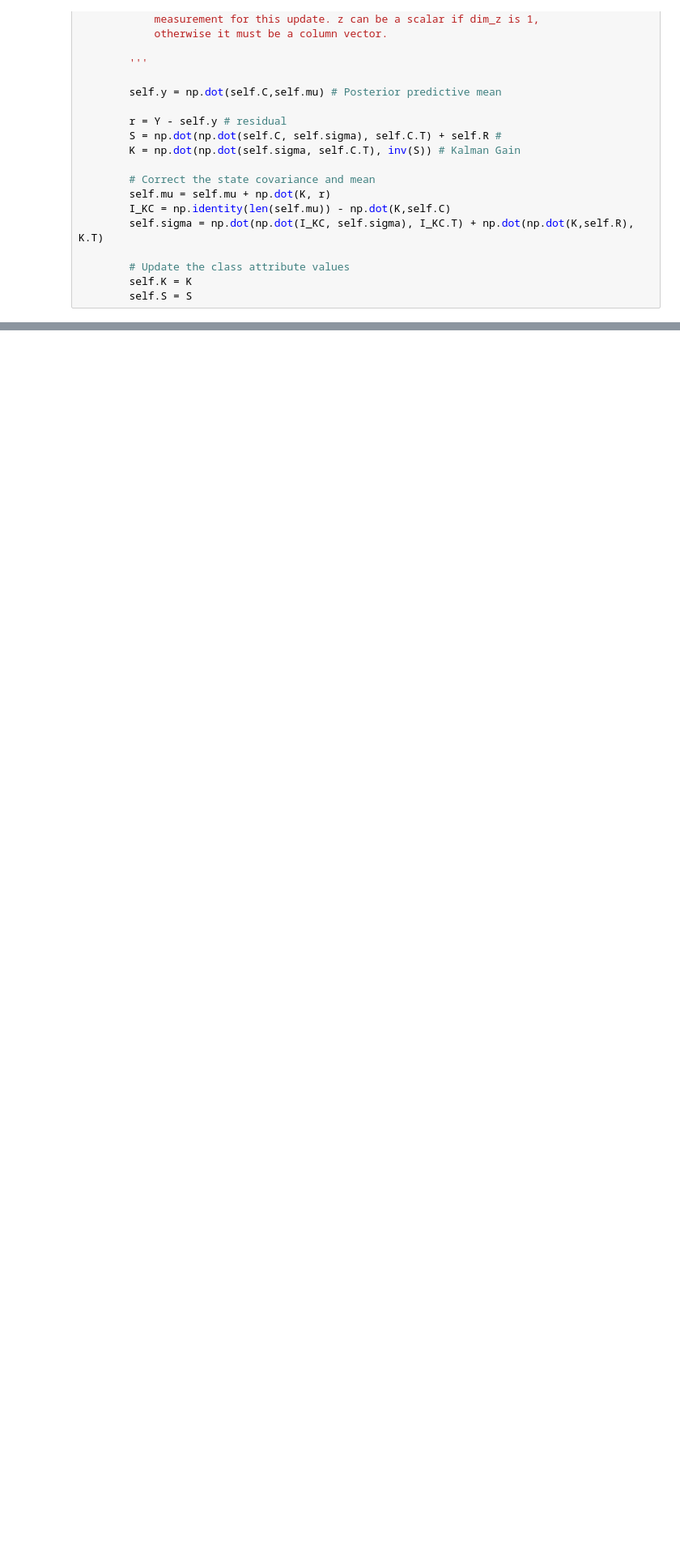
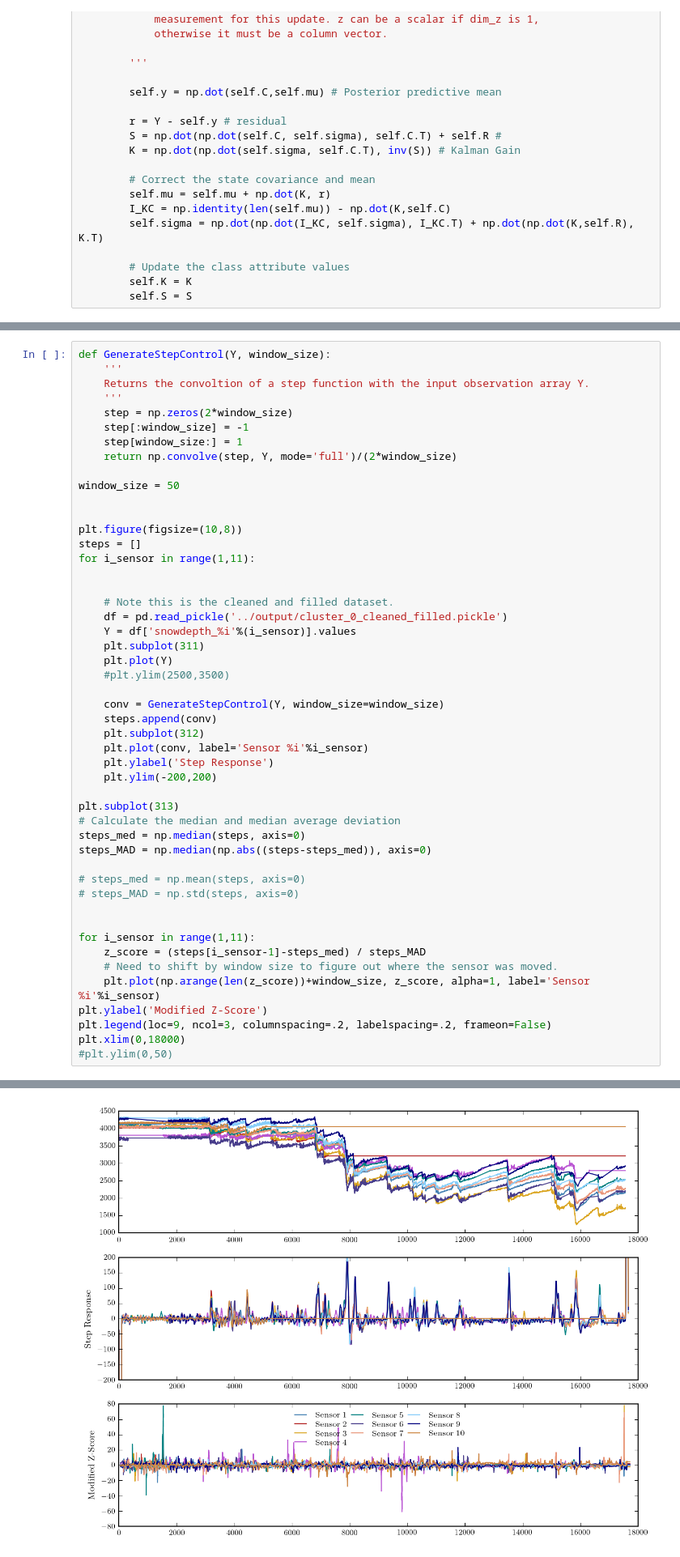
Before and after one commit to erccarls/berkely_snowfall, a Jupyter notebook: notebooks/Kalman Filter.ipynb, the cells around one changed output, grey strips where cells are left out. Shown at 81% size. Cells and saved outputs as stored; diff of their text form; blank space fills up the shorter version.

Commit message:
Altered preprocessing settings and added step function control code.

```diff
--- a/notebooks/Kalman Filter.ipynb
+++ b/notebooks/Kalman Filter.ipynb
@@ -283,0 +286,50 @@ for i_sensor, (mu, sigma, diffs) in enumerate(results[:11]):
+# %%
+def GenerateStepControl(Y, window_size):
+    '''
+    Returns the convoltion of a step function with the input observation array Y.
+    '''
+    step = np.zeros(2*window_size)
+    step[:window_size] = -1
+    step[window_size:] = 1
+    return np.convolve(step, Y, mode='full')/(2*window_size)
+
+window_size = 50
+
+
+plt.figure(figsize=(10,8))
+steps = []
+for i_sensor in range(1,11):
+
+
+    # Note this is the cleaned and filled dataset.
+    df = pd.read_pickle('../output/cluster_0_cleaned_filled.pickle')
+    Y = df['snowdepth_%i'%(i_sensor)].values
+    plt.subplot(311)
+    plt.plot(Y)
+    #plt.ylim(2500,3500)
+
+    conv = GenerateStepControl(Y, window_size=window_size)
+    steps.append(conv)
+    plt.subplot(312)
+    plt.plot(conv, label='Sensor %i'%i_sensor)
+    plt.ylabel('Step Response')
+    plt.ylim(-200,200)
+
+plt.subplot(313)
+# Calculate the median and median average deviation
+steps_med = np.median(steps, axis=0)
+steps_MAD = np.median(np.abs((steps-steps_med)), axis=0)
+
+# steps_med = np.mean(steps, axis=0)
+# steps_MAD = np.std(steps, axis=0)
+
+
+for i_sensor in range(1,11):
+    z_score = (steps[i_sensor-1]-steps_med) / steps_MAD
+    # Need to shift by window size to figure out where the sensor was moved.
+    plt.plot(np.arange(len(z_score))+window_size, z_score, alpha=1, label='Sensor %i'%i_sensor)
+plt.ylabel('Modified Z-Score')
+plt.legend(loc=9, ncol=3, columnspacing=.2, labelspacing=.2, frameon=False)
+plt.xlim(0,18000)
+#plt.ylim(0,50)
+# %% [output]
@@ -283,0 +337 @@ for i_sensor, (mu, sigma, diffs) in enumerate(results[:11]):
+[figure, added]
```
Also changed, not shown: parts of 5 cells of this notebook, 3 other files.
